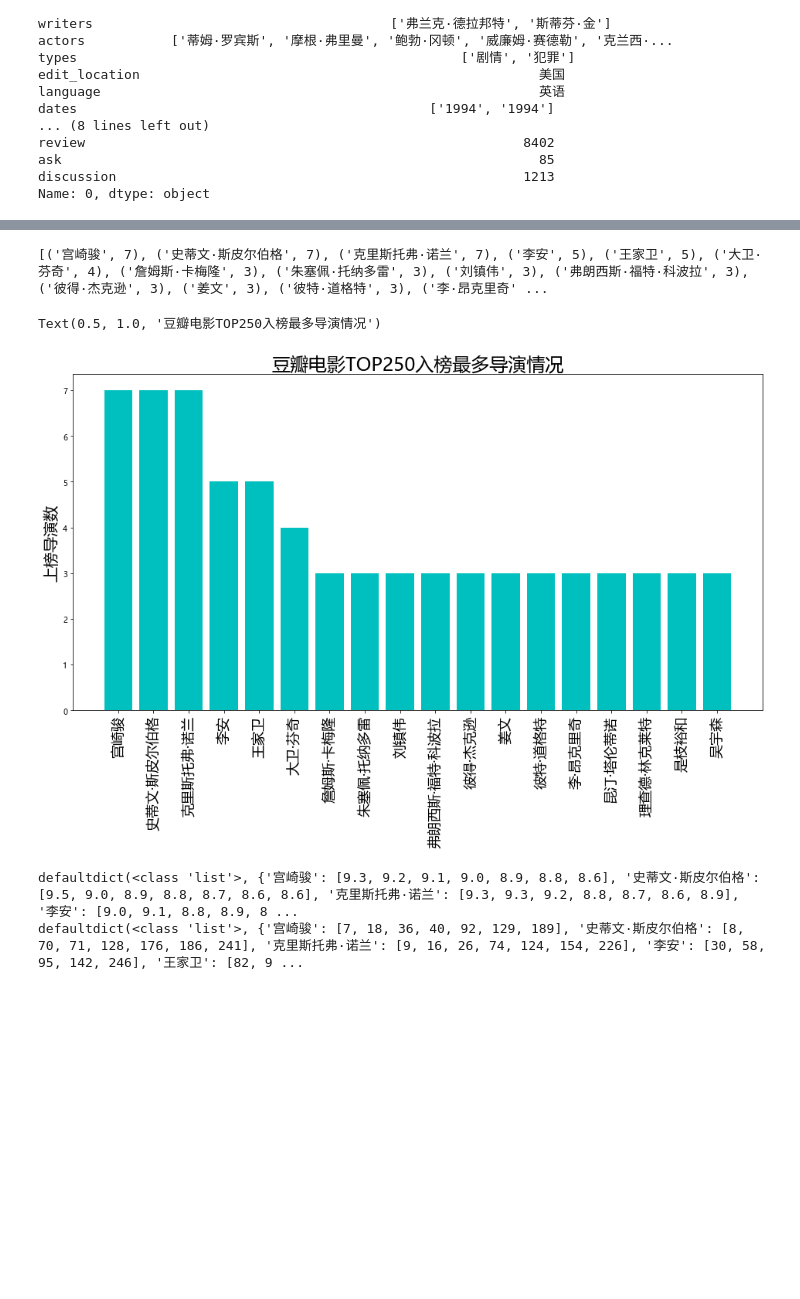
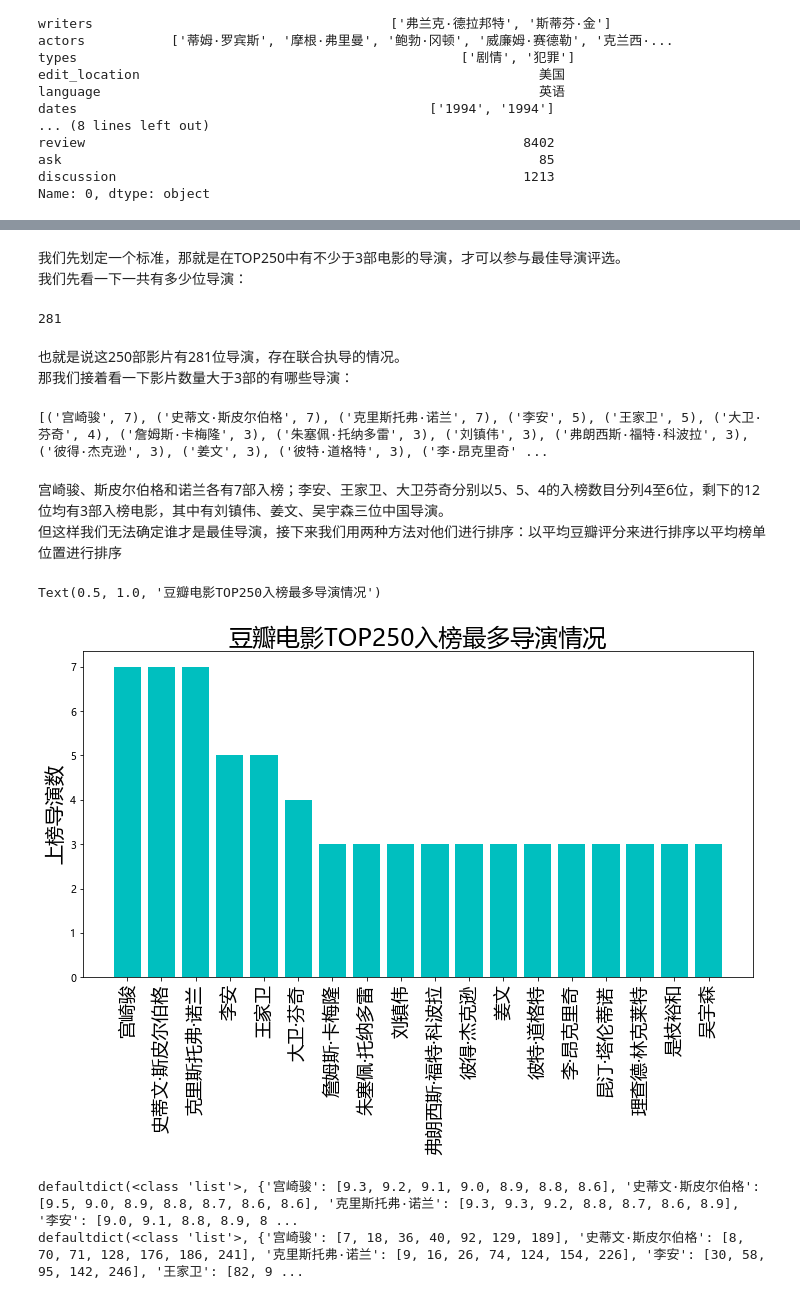
Before and after one commit to sudiechong/Douban-Movie-Top250, a Jupyter notebook: doubantop250_report.ipynb, the cells around one changed output, grey strips where cells are left out. Drawn from its saved outputs; the diff is of its cells as text; code cells hidden in the pictures; blank space fills up the shorter version.

```diff
--- a/doubantop250_report.ipynb
+++ b/doubantop250_report.ipynb
@@ -71 +66,16 @@ print(len(director_list))
+# %% [markdown]
+我们先划定一个标准，那就是在TOP250中有不少于3部电影的导演，才可以参与最佳导演评选。
+我们先看一下一共有多少位导演：
+# %%
+# 消灭空格
+df['director'] = df['director'].map(lambda x: [i.strip() for i in x])
+
+# reduce迭代获取所有导演的列表
+director_list = reduce(lambda x, y: x + y, df.director)
+print(len(director_list))
+# %% [output]
+281
+# %% [markdown]
+也就是说这250部影片有281位导演，存在联合执导的情况。
+那我们接着看一下影片数量大于3部的有哪些导演：
 # %%
@@ -77,24 +85,27 @@ top_directors = list(filter(lambda x: x[1] >= 3, dire_counter))
 print(top_directors)
 # %% [output]
 [('宫崎骏', 7), ('史蒂文·斯皮尔伯格', 7), ('克里斯托弗·诺兰', 7), ('李安', 5), ('王家卫', 5), ('大卫·芬奇', 4), ('詹姆斯·卡梅隆', 3), ('朱塞佩·托纳多雷', 3), ('刘镇伟', 3), ('弗朗西斯·福特·科波拉', 3), ('彼得·杰克逊', 3), ('姜文', 3), ('彼特·道格特', 3), ('李·昂克里奇' ...
+# %% [markdown]
+宫崎骏、斯皮尔伯格和诺兰各有7部入榜；李安、王家卫、大卫芬奇分别以5、5、4的入榜数目分列4至6位，剩下的12位均有3部入榜电影，其中有刘镇伟、姜文、吴宇森三位中国导演。
+但这样我们无法确定谁才是最佳导演，接下来我们用两种方法对他们进行排序：以平均豆瓣评分来进行排序以平均榜单位置进行排序
 # %%
 mpl.rcParams['font.sans-serif'] = ['Microsoft YaHei']
 # 入榜导演排行
 top_director_name = [i[0] for i in top_directors]
 top_director_cnt = [i[1] for i in top_directors]
 
-fig, ax = plt.subplots(figsize=(16, 8))
+fig, ax = plt.subplots(figsize=(12, 6))
 plt.bar(top_director_name, top_director_cnt, color='c')
 ax.set_xticklabels(labels=top_director_name,
                    fontdict={
                        'fontsize': 18,
                        'rotation': 'vertical'
                    })
 plt.ylabel('上榜导演数', fontsize=20)
 plt.title('豆瓣电影TOP250入榜最多导演情况', fontsize=24)
 # %% [output]
 Text(0.5, 1.0, '豆瓣电影TOP250入榜最多导演情况')
-[figure, old version]
+[figure, new version]
 # %%
 
 top_dire_score = defaultdict(list)
```
Also changed, not shown: parts of 31 cells of this notebook.
